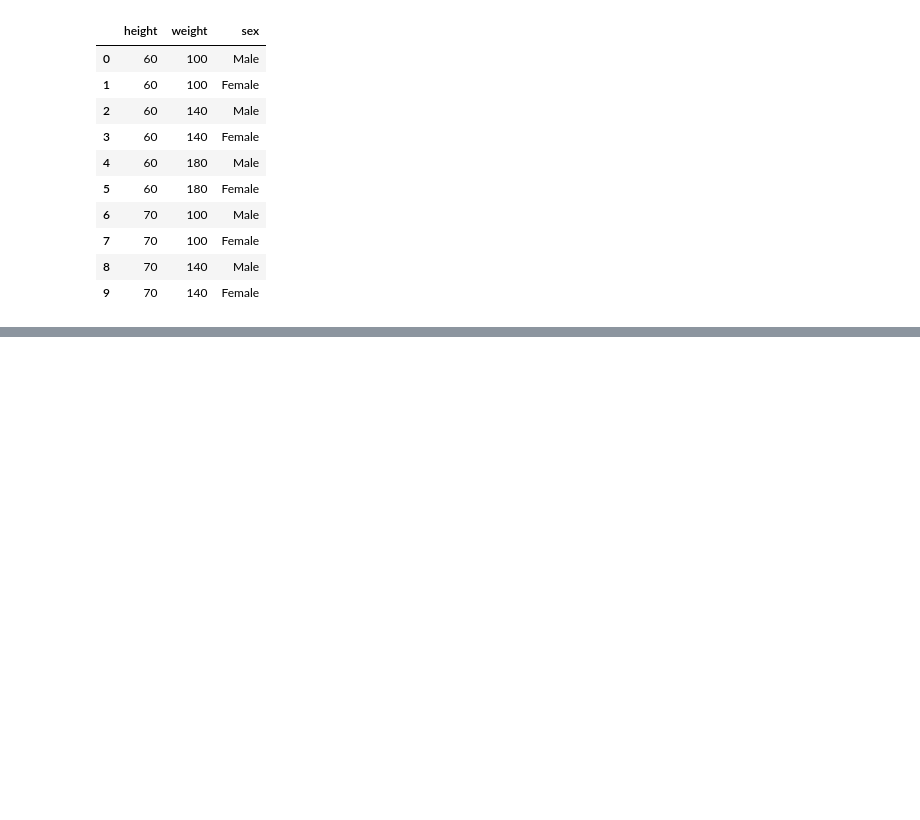
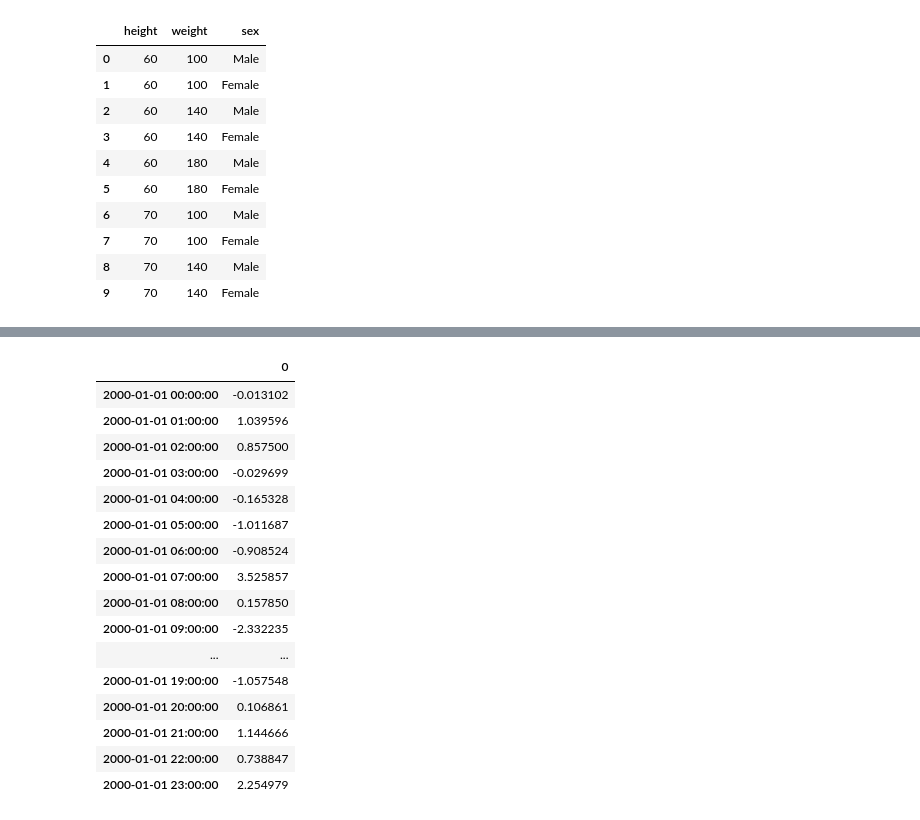
Before and after one commit to bgroveben/python3_machine_learning_projects, a Jupyter notebook: learn_kaggle/pandas/pandas_cookbook.ipynb, the cells around one changed output, grey strips where cells are left out. Drawn from its saved outputs; the diff is of its cells as text; code cells hidden in the pictures; blank space fills up the shorter version.

```diff
--- a/learn_kaggle/pandas/pandas_cookbook.ipynb
+++ b/learn_kaggle/pandas/pandas_cookbook.ipynb
@@ -1503,0 +1525,2 @@ df.head(10)
+# %%
+rng = pd.date_range('1/1/2000', periods=24, freq='H'); rng
@@ -1503,0 +1541,2 @@ df.head(10)
+# %%
+ts = pd.Series(pd.np.random.randn(len(rng)), index=rng); ts
@@ -1503,0 +1571,21 @@ df.head(10)
+# %%
+# The same syntax works for a DataFrame:
+df = pd.DataFrame(ts); df
+# %% [output]
+|  | 0 |
+| 2000-01-01 00:00:00 | -0.013102 |
+| 2000-01-01 01:00:00 | 1.039596 |
+| 2000-01-01 02:00:00 | 0.857500 |
+| 2000-01-01 03:00:00 | -0.029699 |
+| 2000-01-01 04:00:00 | -0.165328 |
+| 2000-01-01 05:00:00 | -1.011687 |
+| 2000-01-01 06:00:00 | -0.908524 |
+| 2000-01-01 07:00:00 | 3.525857 |
+| 2000-01-01 08:00:00 | 0.157850 |
+| 2000-01-01 09:00:00 | -2.332235 |
+| ... | ... |
+| 2000-01-01 19:00:00 | -1.057548 |
+| 2000-01-01 20:00:00 | 0.106861 |
+| 2000-01-01 21:00:00 | 1.144666 |
+| 2000-01-01 22:00:00 | 0.738847 |
+| 2000-01-01 23:00:00 | 2.254979 |
```
Also changed, not shown: parts of 27 cells of this notebook.
